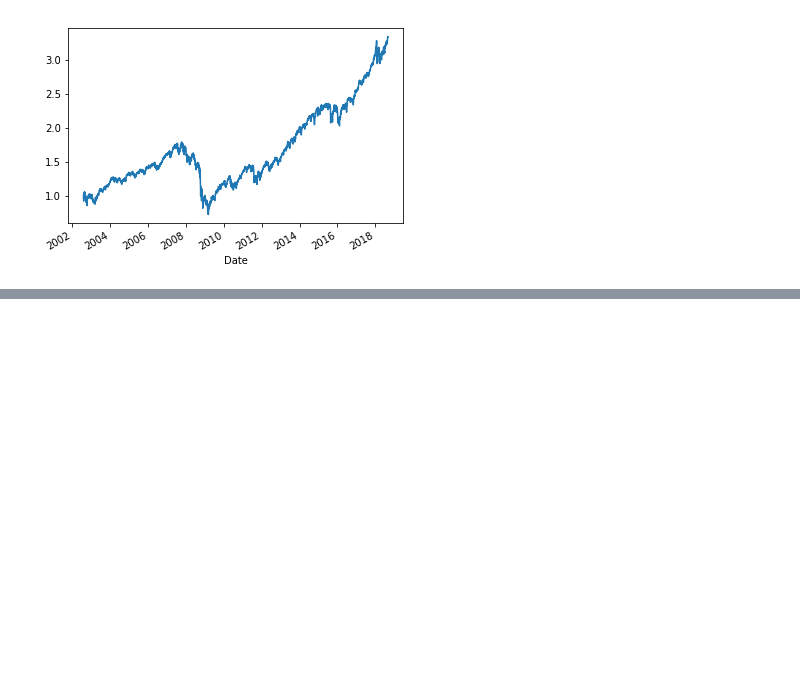
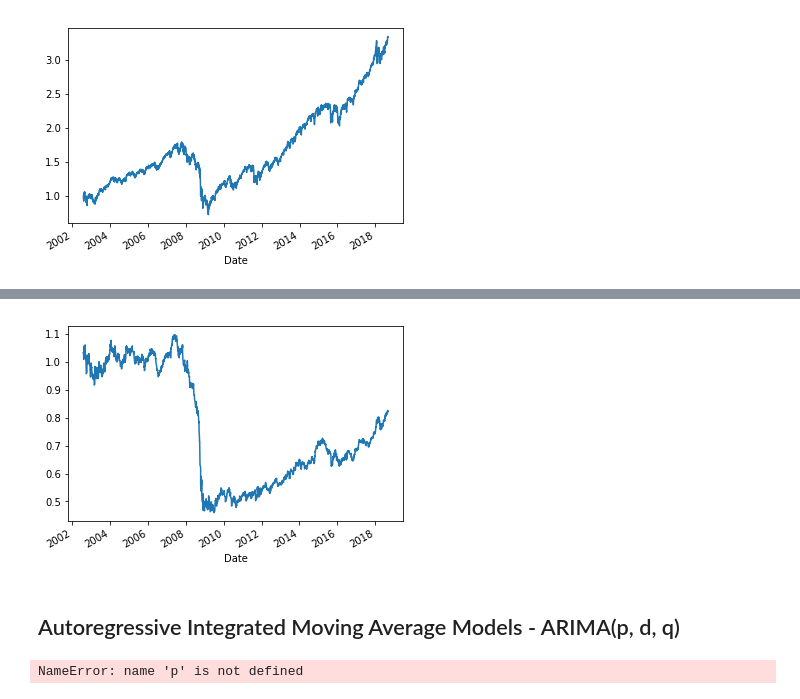
Before and after one commit to hyemin9403/keyst_notebooks, a Jupyter notebook: 기본이론 [Day 0] - Statistics.ipynb, the cells around one changed output, grey strips where cells are left out. Drawn from its saved outputs; the diff is of its cells as text; code cells hidden in the pictures; blank space fills up the shorter version.

```diff
--- a/기본이론 [Day 0] - Statistics.ipynb
+++ b/기본이론 [Day 0] - Statistics.ipynb
@@ -697,0 +769,28 @@ plt.show()
+# %%
+arma_bt = spy_arma['SPY'][spy_arma['SPY ARMA'] > 0]
+(arma_bt + 1).cumprod().plot()
+plt.show()
+# %% [output]
+[figure, added]
+# %% [markdown]
+## Autoregressive Integrated Moving Average Models - ARIMA(p, d, q)
+# %%
+best_aic = np.inf
+best_order = None
+best_mdl = None
+
+pq_rng = range(5) # [0,1,2,3,4]
+d_rng = range(2) # [0,1]
+for i in pq_rng:
+    for d in d_rng:
+        for j in pq_rng:
+            try:
+                tmp_mdl = smt.ARIMA(lrets.SPY, order=(i,d,j)).fit(method='mle', trend='nc')
+                tmp_aic = tmp_mdl.aic
+                if tmp_aic < best_aic:
+                    best_aic = tmp_aic
+                    best_order = (i, d, j)
+                    best_mdl = tmp_mdl
+            except: continue
+# %% [output]
+NameError: name 'p' is not defined
```
Also changed, not shown: parts of 53 cells of this notebook, 5 other files.
